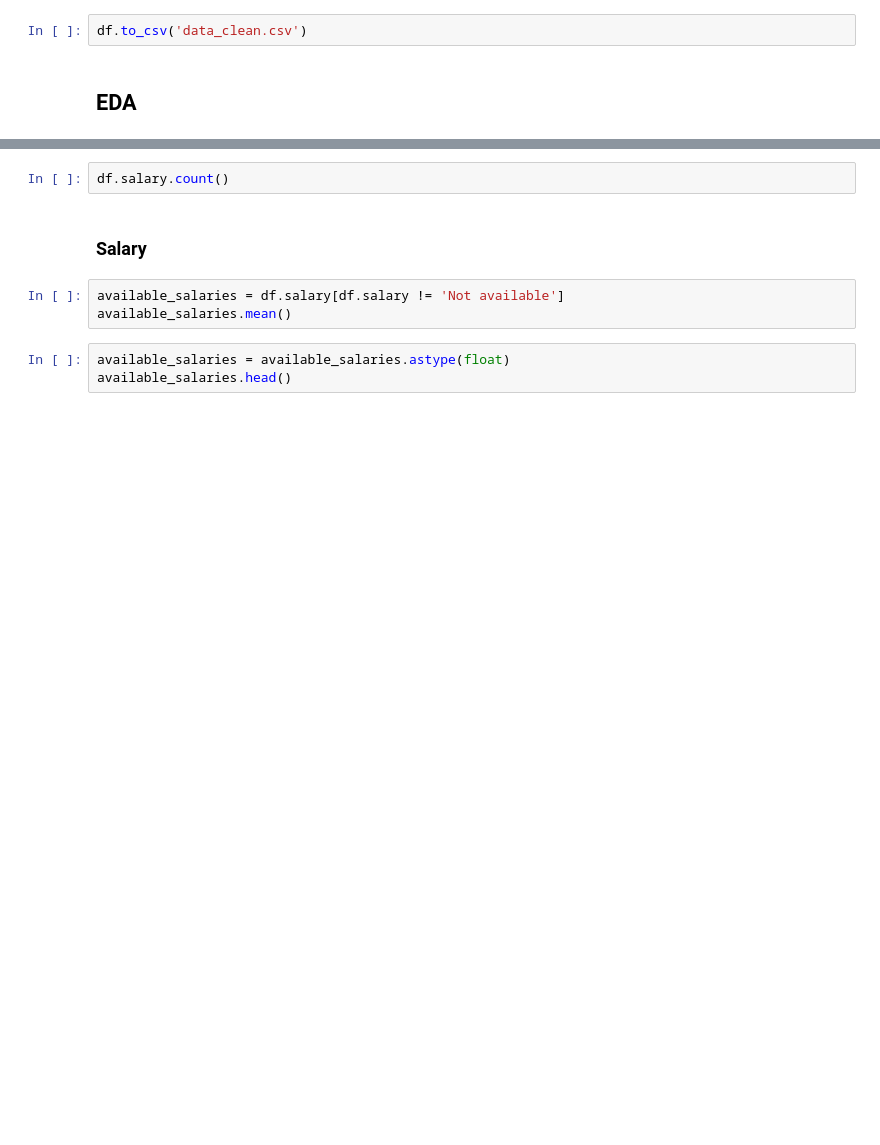
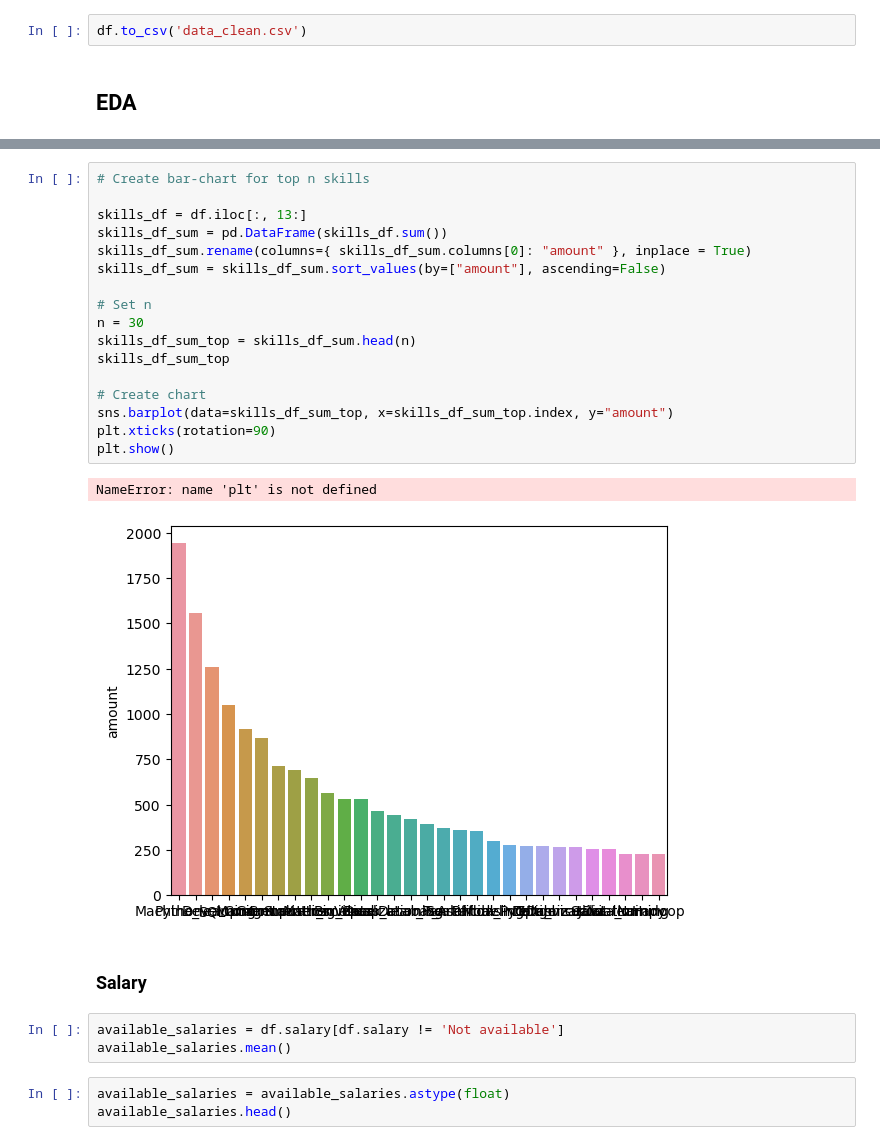
Before and after one commit to trav-d13/Data-Science-Job-Market-Analysis, a Jupyter notebook: main.ipynb, the cells around one changed output, grey strips where cells are left out. Drawn from its saved outputs; the diff is of its cells as text; blank space fills up the shorter version.

```diff
--- a/main.ipynb
+++ b/main.ipynb
@@ -210,5 +219,23 @@ df.head()
-# %%
-df.salary.count()
+# %%
+# Create bar-chart for top n skills
+
+skills_df = df.iloc[:, 13:]
+skills_df_sum = pd.DataFrame(skills_df.sum())
+skills_df_sum.rename(columns={ skills_df_sum.columns[0]: "amount" }, inplace = True)
+skills_df_sum = skills_df_sum.sort_values(by=["amount"], ascending=False)
+
+# Set n
+n = 30
+skills_df_sum_top = skills_df_sum.head(n)
+skills_df_sum_top
+
+# Create chart
+sns.barplot(data=skills_df_sum_top, x=skills_df_sum_top.index, y="amount")
+plt.xticks(rotation=90)
+plt.show()
+# %% [output]
+NameError: name 'plt' is not defined
+[figure, added]
 # %% [markdown]
 ### Salary
 # %%
```
Also changed, not shown: parts of 8 cells of this notebook.
